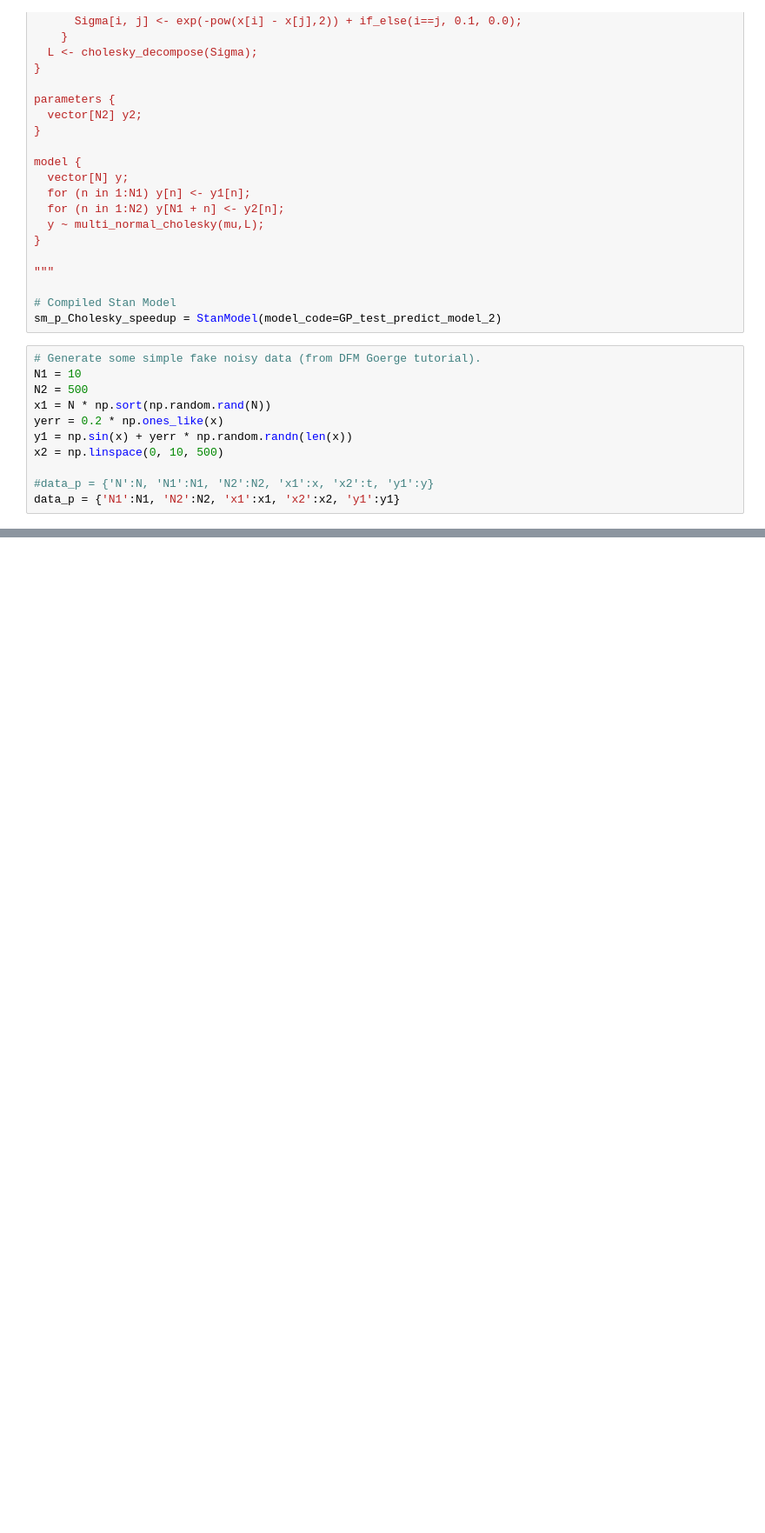
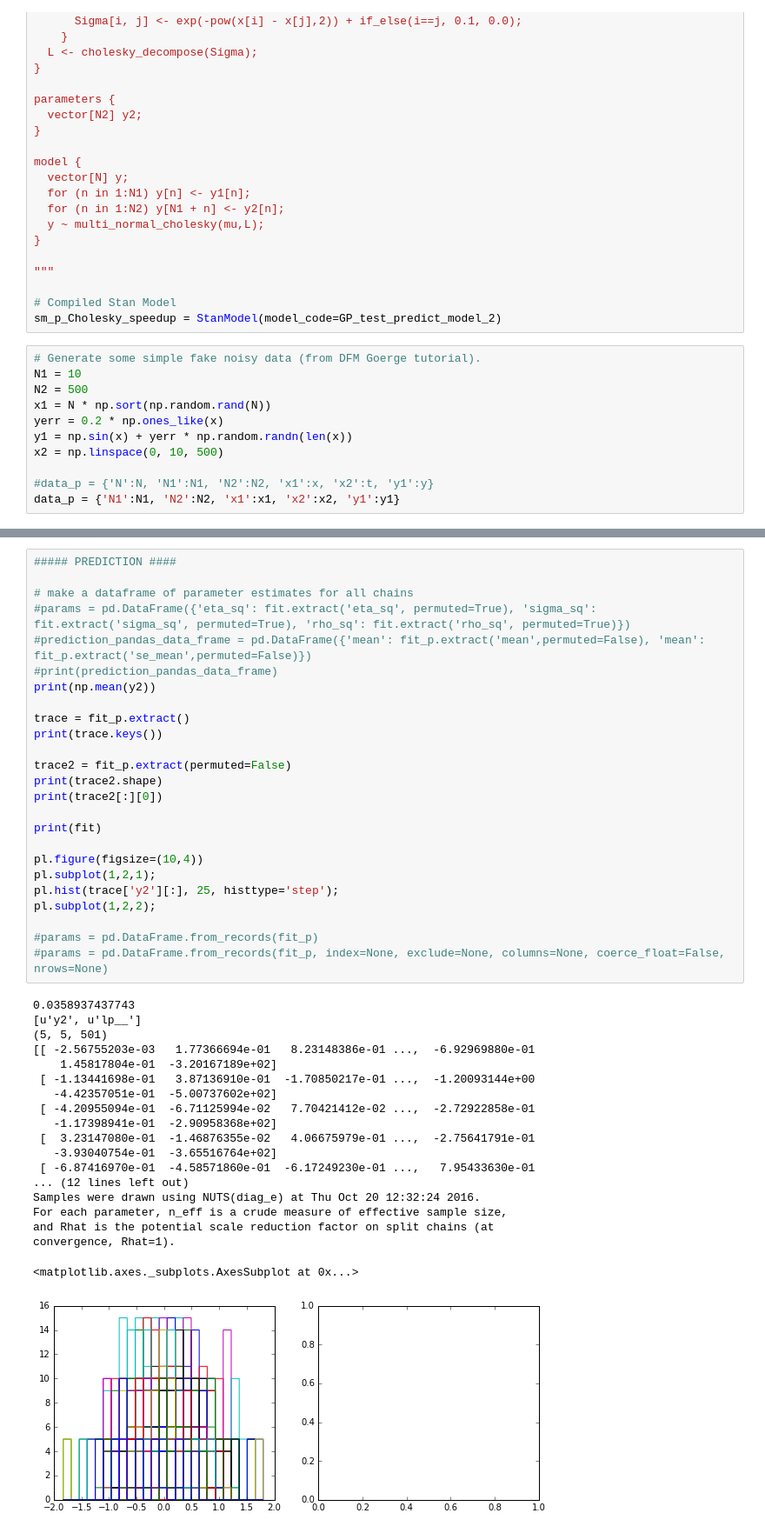
Before and after one commit to mshabram/Gaussian_Process_Hierarchical_Bayesian_Modeling_in_PyStan, a Jupyter notebook: PyStan_Gaussian_Process_Toy_Model.ipynb, the cells around one changed output, grey strips where cells are left out. Shown: that part at 87% size. Cells and saved outputs as stored; diff of their text form; blank space fills up the shorter version.

Commit message:
need to plot y2 prediction at end

```diff
--- a/PyStan_Gaussian_Process_Toy_Model.ipynb
+++ b/PyStan_Gaussian_Process_Toy_Model.ipynb
@@ -369,0 +454,45 @@ print(fit_p)
+# %%
+##### PREDICTION ####
+
+# make a dataframe of parameter estimates for all chains
+#params = pd.DataFrame({'eta_sq': fit.extract('eta_sq', permuted=True), 'sigma_sq': fit.extract('sigma_sq', permuted=True), 'rho_sq': fit.extract('rho_sq', permuted=True)})
+#prediction_pandas_data_frame = pd.DataFrame({'mean': fit_p.extract('mean',permuted=False), 'mean': fit_p.extract('se_mean',permuted=False)})
+#print(prediction_pandas_data_frame)
+print(np.mean(y2))
+
+trace = fit_p.extract()
+print(trace.keys())
+
+trace2 = fit_p.extract(permuted=False)
+print(trace2.shape)
+print(trace2[:][0])
+
+print(fit)
+
+pl.figure(figsize=(10,4))
+pl.subplot(1,2,1);
+pl.hist(trace['y2'][:], 25, histtype='step');
+pl.subplot(1,2,2);
+
+#params = pd.DataFrame.from_records(fit_p)
+#params = pd.DataFrame.from_records(fit_p, index=None, exclude=None, columns=None, coerce_float=False, nrows=None)
+# %% [output]
+0.0358937437743
+[u'y2', u'lp__']
+(5, 5, 501)
+[[ -2.56755203e-03   1.77366694e-01   8.23148386e-01 ...,  -6.92969880e-01
+    1.45817804e-01  -3.20167189e+02]
+ [ -1.13441698e-01   3.87136910e-01  -1.70850217e-01 ...,  -1.20093144e+00
+   -4.42357051e-01  -5.00737602e+02]
+ [ -4.20955094e-01  -6.71125994e-02   7.70421412e-02 ...,  -2.72922858e-01
+   -1.17398941e-01  -2.90958368e+02]
+ [  3.23147080e-01  -1.46876355e-02   4.06675979e-01 ...,  -2.75641791e-01
+   -3.93040754e-01  -3.65516764e+02]
+ [ -6.87416970e-01  -4.58571860e-01  -6.17249230e-01 ...,   7.95433630e-01
+... (12 lines left out)
+Samples were drawn using NUTS(diag_e) at Thu Oct 20 12:32:24 2016.
+For each parameter, n_eff is a crude measure of effective sample size,
+and Rhat is the potential scale reduction factor on split chains (at
+convergence, Rhat=1).
+<matplotlib.axes._subplots.AxesSubplot at 0x...>
+[figure, added]
```
Also changed, not shown: parts of 10 cells of this notebook.
